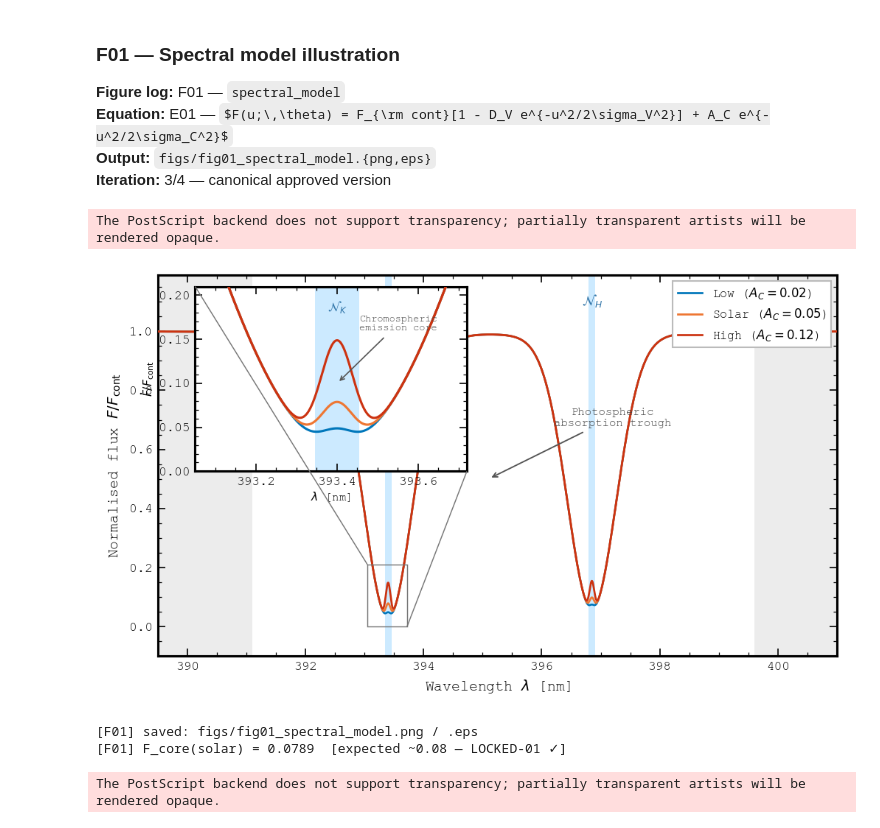
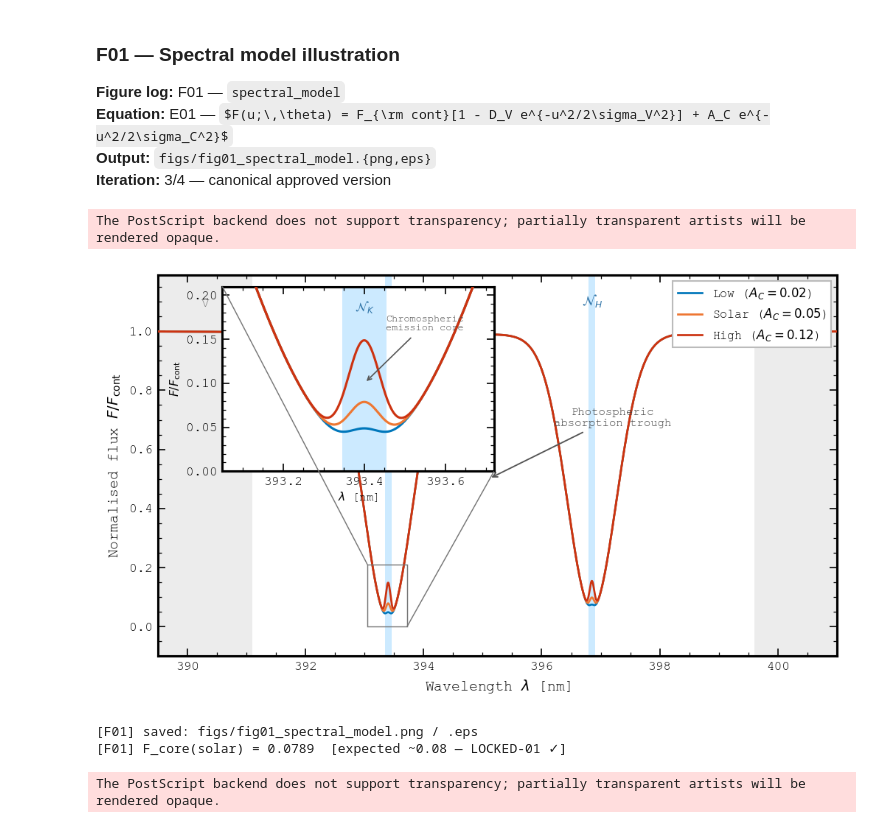
Before and after one commit to rrf-astro/Fisher-approach-to-Ca-II, a Jupyter notebook: fisher_caII_analysis.ipynb, the cells around one changed output. Cells and saved outputs as stored; diff of their text form; code cells hidden in the pictures; some formulas as TeX source.

```diff
--- a/fisher_caII_analysis.ipynb
+++ b/fisher_caII_analysis.ipynb
@@ -1999,7 +1999,7 @@ _F01_setup_ticks(ax, x_maj=2.0, x_min=0.5, y_maj=0.2, y_min=0.05)
 
 # ── Inset ─────────────────────────────────────────────────────────────────────
 _axins = inset_axes(ax, width='40%', height='50%', loc='upper left',
-                    bbox_to_anchor=(0.055, 0.0, 1.0, 0.97),
+                    bbox_to_anchor=(0.095, 0.0, 1.0, 0.97),
                     bbox_transform=ax.transAxes, borderpad=0)
 _axins.set_facecolor('white')
 _axins.patch.set_alpha(1.0)
@@ -2015,34 +2015,34 @@ _axins.text(lam_K_val, 0.195, r'$\mathcal{N}_K$',
             ha='center', va='top', fontsize=8, color='#3377AA')
 _axins.annotate('Chromospheric\nemission core',
                 xy=(lam_K_val, 0.05 + A_C_val),
                 xytext=(393.55, 0.16),
                 fontsize=6.5, color='#444444', ha='center',
                 arrowprops=dict(arrowstyle='->', color='#555555', lw=0.8), zorder=6)
 
 _axins.set_xlim(393.05, 393.72)
 _axins.set_ylim(0.0, 0.21)
 _axins.set_xlabel(r'$\lambda$ [nm]', fontsize=7.5, labelpad=2)
 _axins.set_ylabel(r'$F/F_\mathrm{cont}$', fontsize=7.5, labelpad=2)
 #_axins.set_title(r'Ca II K — core zoom', fontsize=8, pad=3)
 _F01_setup_ticks(_axins, x_maj=0.2, x_min=0.05, y_maj=0.05, y_min=0.01)
 
 mark_inset(ax, _axins, loc1=2, loc2=4, fc='none', ec='#777777', lw=0.7, zorder=4)
 
 plt.tight_layout(pad=0.6)
 
 
 _fig_stem = 'figs/fig01_spectral_model'
 os.makedirs(os.path.dirname(_fig_stem), exist_ok=True)
 plt.savefig(_fig_stem + '.png', dpi=300, bbox_inches='tight', facecolor='white')
 plt.savefig(_fig_stem + '.eps', format='eps', bbox_inches='tight', facecolor='white')
 plt.show()
 print(f"[F01] saved: {_fig_stem}.png / .eps")
 
 _F_core = _F01_spectrum(np.array([lam_K_val]), A_C_val)[0]
 print(f"[F01] F_core(solar) = {_F_core:.4f}  [expected ~0.08 — LOCKED-01 ✓]")
 # %% [output]
 The PostScript backend does not support transparency; partially transparent artists will be rendered opaque.
-[figure, old version]
+[figure, new version]
 [F01] saved: figs/fig01_spectral_model.png / .eps
 [F01] F_core(solar) = 0.0789  [expected ~0.08 — LOCKED-01 ✓]
 # %%
```
